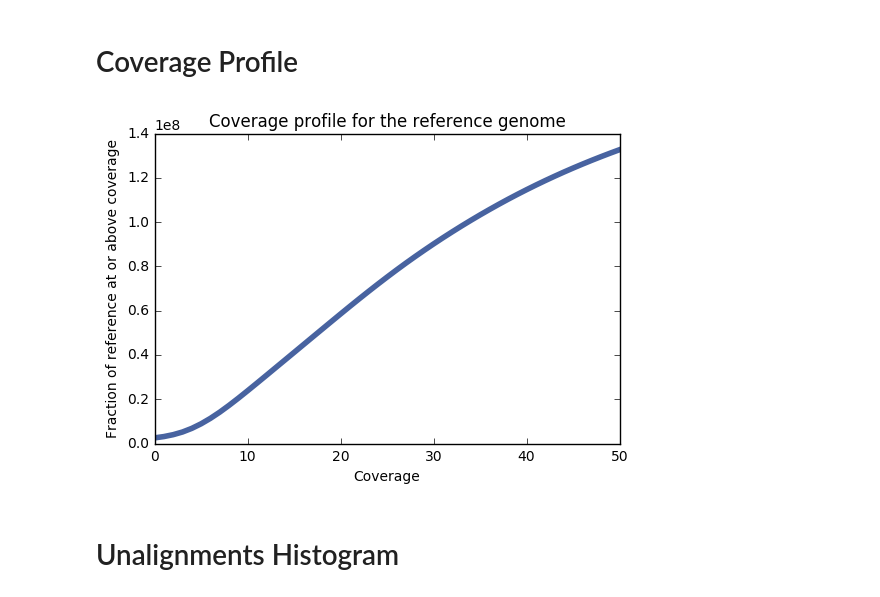
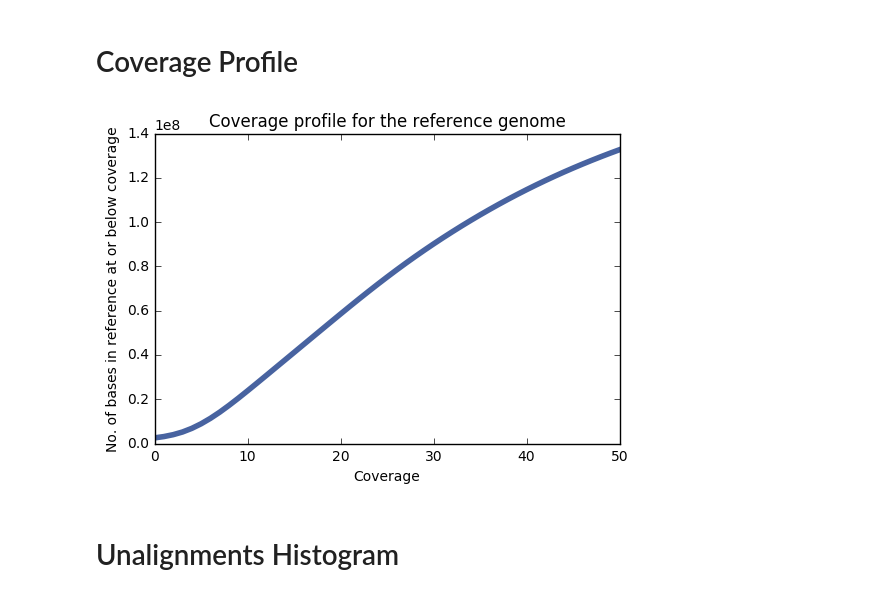
Before and after one commit to dib-lab/2015-metagenome-assembly, a Jupyter notebook: pipeline/figures.ipynb, the cells around one changed output. Drawn from its saved outputs; the diff is of its cells as text; code cells hidden in the pictures.

```diff
--- a/pipeline/figures.ipynb
+++ b/pipeline/figures.ipynb
@@ -15,36 +15,36 @@ from pylab import *
 import matplotlib.pyplot as plt
 
 cov={}
 count={}
 cov=[0]*51
 count=[0]*51
 i =0
 summ =0
 for line in open("SRR606249.qc.coverage"):
             if i >50:
                     break
             x = line.rstrip().split(' ')
             cov[i]=int(x[0])
             count[i]=int(x[1])
             i +=1
 
 
 Y =count
 X =cov
 
 # Compute the CDF
 CY = np.cumsum(Y)
 fig1 = plt.figure()
 plt.plot(X, CY,color='#4863A0', linestyle='solid', linewidth=4, label ='Mapping Coverage')
 plt.title('Coverage profile for the reference genome')
 #plt.axis(xmax=50.0)
 #plt.axis(ymax=1.0)
 plt.xlabel('Coverage')
-plt.ylabel('Fraction of reference at or above coverage')
-fig1.savefig('CoverageProfile.png')
+plt.ylabel('No. of bases in reference at or below coverage')
+fig1.savefig('CoverageProfile.pdf')
 plt.show()
 # %% [output]
-[figure, old version]
+[figure, new version]
 # %% [markdown]
 # Unalignments Histogram
 # %%
```
Also changed, not shown: parts of 3 cells of this notebook.
